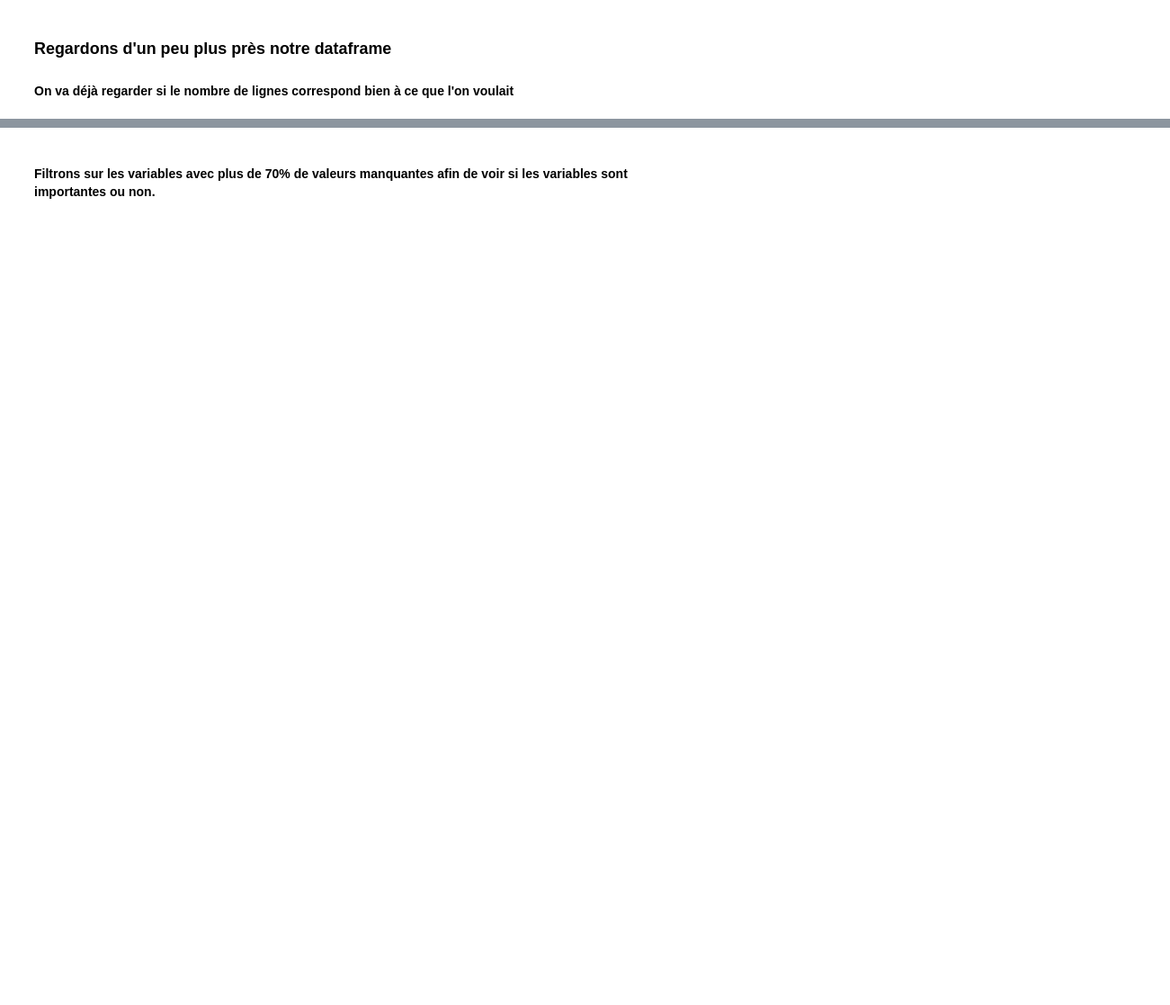
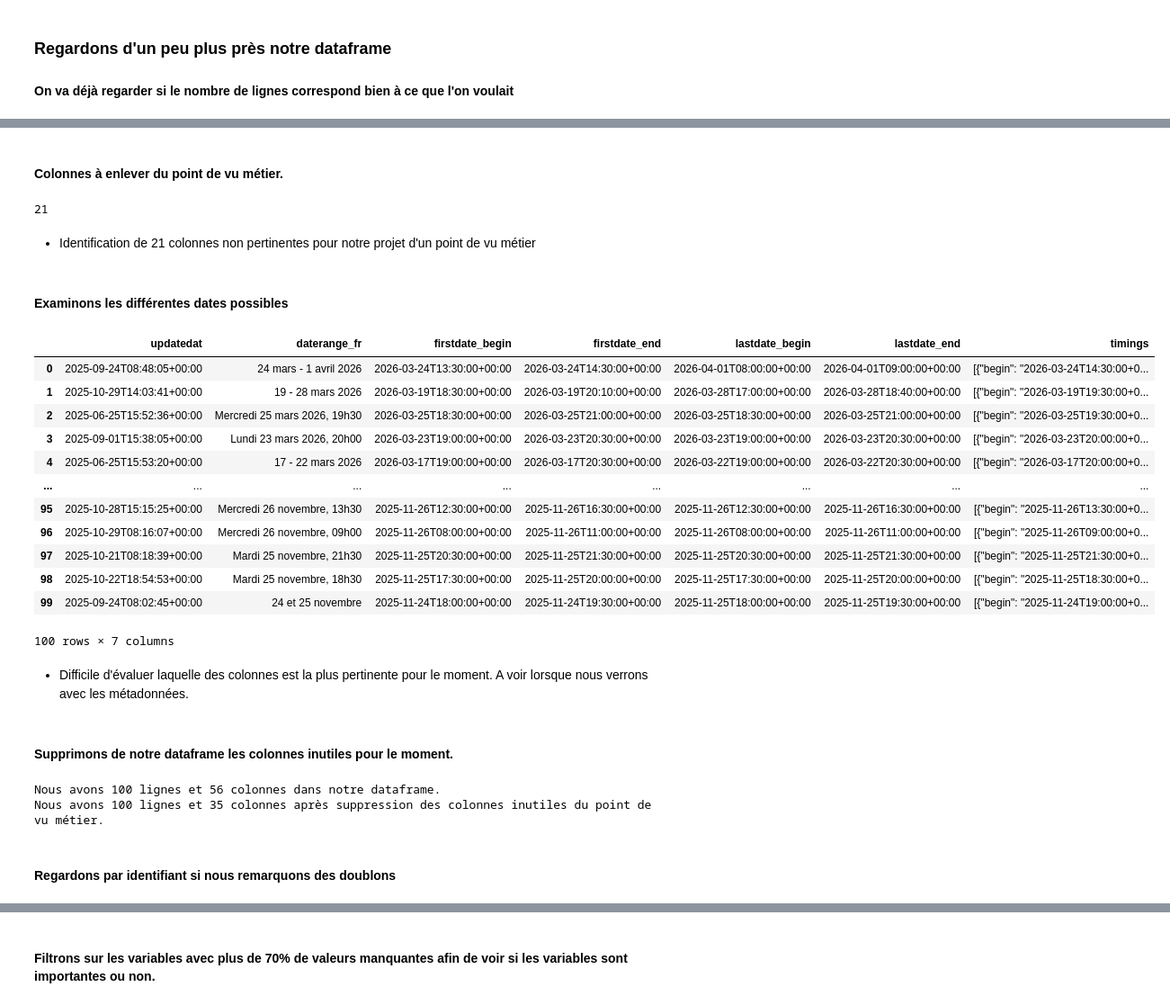
Before and after one commit to SCFlorian/Deploiement_systeme_RAG, a Jupyter notebook: notebook/notebook_preprocessing.ipynb, the cells around one changed output, grey strips where cells are left out. Shown at 90% size. Cells and saved outputs as stored; diff of their text form; code cells hidden in the pictures; blank space fills up the shorter version.

```diff
--- a/notebook/notebook_preprocessing.ipynb
+++ b/notebook/notebook_preprocessing.ipynb
@@ -75,0 +138,36 @@ Nous avons 800 lignes et 56 colonnes dans notre dataframe.
+# %% [markdown]
+#### Colonnes à enlever du point de vu métier.
+# %%
+col_business_side = [
+    "image", "imagecredits","thumbnail","originalimage","accessibility", "location_uid",
+    "location_coordinates", "location_city","location_insee","location_department",
+    "location_region","location_countrycode","location_image","location_imagecredits","location_tags",
+    "attendancemode", "onlineaccesslink","country_fr","registration","links","originagenda_uid"
+    ]
+len(col_business_side)
+# %% [output]
+21
+# %% [markdown]
+* Identification de 21 colonnes non pertinentes pour notre projet d'un point de vu métier
+# %% [markdown]
+#### Examinons les différentes dates possibles
+# %%
+df[["updatedat","daterange_fr","firstdate_begin","firstdate_end","lastdate_begin","lastdate_end","timings"]]
+# %% [output]
+|  | updatedat | daterange_fr | firstdate_begin | firstdate_end | lastdate_begin | lastdate_end | timings |
+| 0 | 2025-09-24T08:48:05+00:00 | 24 mars - 1 avril 2026 | 2026-03-24T13:30:00+00:00 | 2026-03-24T14:30:00+00:00 | 2026-04-01T08:00:00+00:00 | 2026-04-01T09:00:00+00:00 | [{"begin": "2026-03-24T14:30:00+0... |
+| 1 | 2025-10-29T14:03:41+00:00 | 19 - 28 mars 2026 | 2026-03-19T18:30:00+00:00 | 2026-03-19T20:10:00+00:00 | 2026-03-28T17:00:00+00:00 | 2026-03-28T18:40:00+00:00 | [{"begin": "2026-03-19T19:30:00+0... |
+| 2 | 2025-06-25T15:52:36+00:00 | Mercredi 25 mars 2026, 19h30 | 2026-03-25T18:30:00+00:00 | 2026-03-25T21:00:00+00:00 | 2026-03-25T18:30:00+00:00 | 2026-03-25T21:00:00+00:00 | [{"begin": "2026-03-25T19:30:00+0... |
+| 3 | 2025-09-01T15:38:05+00:00 | Lundi 23 mars 2026, 20h00 | 2026-03-23T19:00:00+00:00 | 2026-03-23T20:30:00+00:00 | 2026-03-23T19:00:00+00:00 | 2026-03-23T20:30:00+00:00 | [{"begin": "2026-03-23T20:00:00+0... |
+| 4 | 2025-06-25T15:53:20+00:00 | 17 - 22 mars 2026 | 2026-03-17T19:00:00+00:00 | 2026-03-17T20:30:00+00:00 | 2026-03-22T19:00:00+00:00 | 2026-03-22T20:30:00+00:00 | [{"begin": "2026-03-17T20:00:00+0... |
+| ... | ... | ... | ... | ... | ... | ... | ... |
+| 95 | 2025-10-28T15:15:25+00:00 | Mercredi 26 novembre, 13h30 | 2025-11-26T12:30:00+00:00 | 2025-11-26T16:30:00+00:00 | 2025-11-26T12:30:00+00:00 | 2025-11-26T16:30:00+00:00 | [{"begin": "2025-11-26T13:30:00+0... |
+| 96 | 2025-10-29T08:16:07+00:00 | Mercredi 26 novembre, 09h00 | 2025-11-26T08:00:00+00:00 | 2025-11-26T11:00:00+00:00 | 2025-11-26T08:00:00+00:00 | 2025-11-26T11:00:00+00:00 | [{"begin": "2025-11-26T09:00:00+0... |
+| 97 | 2025-10-21T08:18:39+00:00 | Mardi 25 novembre, 21h30 | 2025-11-25T20:30:00+00:00 | 2025-11-25T21:30:00+00:00 | 2025-11-25T20:30:00+00:00 | 2025-11-25T21:30:00+00:00 | [{"begin": "2025-11-25T21:30:00+0... |
+| 98 | 2025-10-22T18:54:53+00:00 | Mardi 25 novembre, 18h30 | 2025-11-25T17:30:00+00:00 | 2025-11-25T20:00:00+00:00 | 2025-11-25T17:30:00+00:00 | 2025-11-25T20:00:00+00:00 | [{"begin": "2025-11-25T18:30:00+0... |
+| 99 | 2025-09-24T08:02:45+00:00 | 24 et 25 novembre | 2025-11-24T18:00:00+00:00 | 2025-11-24T19:30:00+00:00 | 2025-11-25T18:00:00+00:00 | 2025-11-25T19:30:00+00:00 | [{"begin": "2025-11-24T19:00:00+0... |
+100 rows × 7 columns
+# %% [markdown]
+* Difficile d'évaluer laquelle des colonnes est la plus pertinente pour le moment. A voir lorsque nous verrons avec les métadonnées.
+# %% [markdown]
+#### Supprimons de notre dataframe les colonnes inutiles pour le moment.
@@ -75,0 +176,9 @@ Nous avons 800 lignes et 56 colonnes dans notre dataframe.
+# %%
+df_test_clean_shape = df_test_clean.shape
+print(f"Nous avons {df_shape[0]} lignes et {df_shape[1]} colonnes dans notre dataframe.")
+print(f"Nous avons {df_test_clean_shape[0]} lignes et {df_test_clean_shape[1]} colonnes après suppression des colonnes inutiles du point de vu métier.")
+# %% [output]
+Nous avons 100 lignes et 56 colonnes dans notre dataframe.
+Nous avons 100 lignes et 35 colonnes après suppression des colonnes inutiles du point de vu métier.
+# %% [markdown]
+#### Regardons par identifiant si nous remarquons des doublons
```
Also changed, not shown: parts of 81 cells of this notebook, 7 other files.
